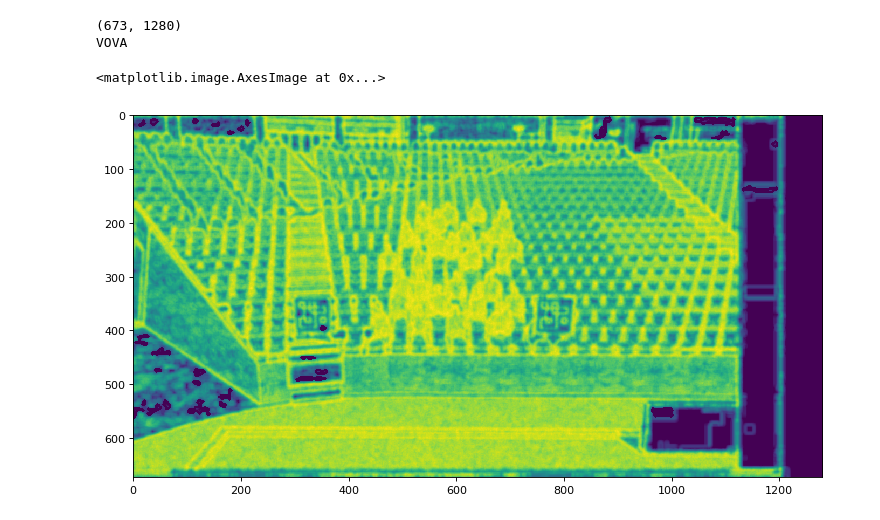
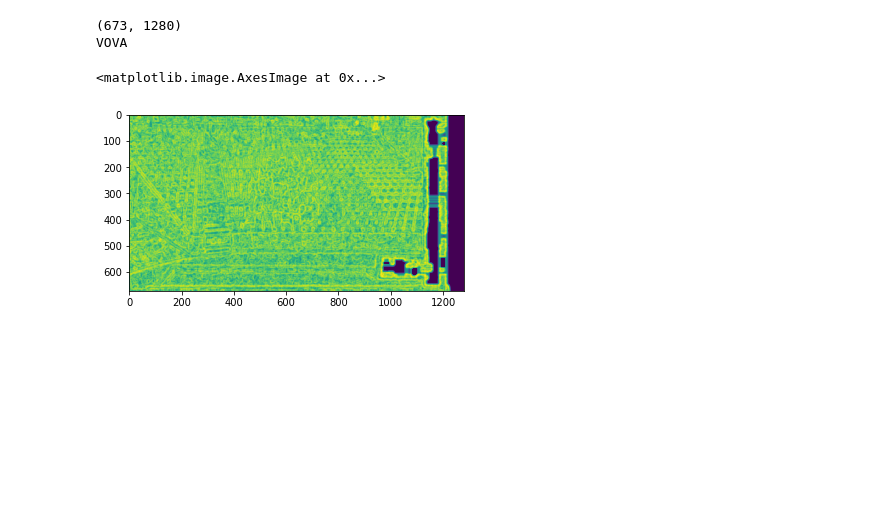
Before and after one commit to tempdeltavalue/SeatsDetection, a Jupyter notebook: Investiagate Image Filters.ipynb, the cells around one changed output. Cells and saved outputs as stored; diff of their text form; code cells hidden in the pictures; blank space fills up the shorter version.

```diff
--- a/Investiagate Image Filters.ipynb
+++ b/Investiagate Image Filters.ipynb
@@ -204,6 +183,5 @@ plt.show()
 # %%
 import cv2
-
 from skimage import img_as_ubyte
 
 print(entropy(image, disk(5)).shape)
@@ -218,34 +196,35 @@ def get_squares(gray, l_thresh , h_thresh, structuring_element_side):
     thresh = cv2.threshold(sharpen,25,50, cv2.THRESH_BINARY_INV)[1]
     kernel = cv2.getStructuringElement(cv2.MORPH_RECT, (3,3))
     close = cv2.morphologyEx(thresh, cv2.MORPH_CLOSE, kernel, iterations=2)
 
     cnts = cv2.findContours(close, cv2.RETR_EXTERNAL, cv2.CHAIN_APPROX_SIMPLE)
     cnts = cnts[0] if len(cnts) == 2 else cnts[1]
 
     min_area = 25
     max_area = 1000
     image_number = 0
     squares = []
     for c in cnts:
         area = cv2.contourArea(c)
         if area > min_area and area < max_area:
             c = c.reshape(-1, 2)
             squares.append(c)
 #         x,y,w,h = cv2.boundingRect(c)
 #         ROI = image[y:y+h, x:x+h]
 #         cv2.imwrite('ROI_{}.png'.format(image_number), ROI)
 #         cv2.rectangle(image, (x, y), (x + w, y + h), (36,255,12), 2)
             image_number += 1
 
     return squares, close, thresh
 
 print("VOVA")
 # print(sharpen.shape)
-figure(num=None, figsize=(12, 6), dpi=80, facecolor='w', edgecolor='k')
-squares, close, thresh = get_squares(img_as_ubyte(normalize(entropy(image, disk(5)))), 10, 20, 3)
-plt.imshow(cv2.drawContours(entropy(image, disk(5)), squares, -1, (0, 255, 0), 3))
+image = img_as_ubyte(normalize(entropy(image, disk(5))))
+squares, close, thresh = get_squares(image, 10, 20, 3)
+cv2.drawContours(image, squares, -1, (0, 255, 0), 3)
+plt.imshow(image)
 # %% [output]
 (673, 1280)
 VOVA
 <matplotlib.image.AxesImage at 0x...>
-[figure, old version]
+[figure, new version]
```
Also changed, not shown: parts of 9 cells of this notebook, 1 other file.
